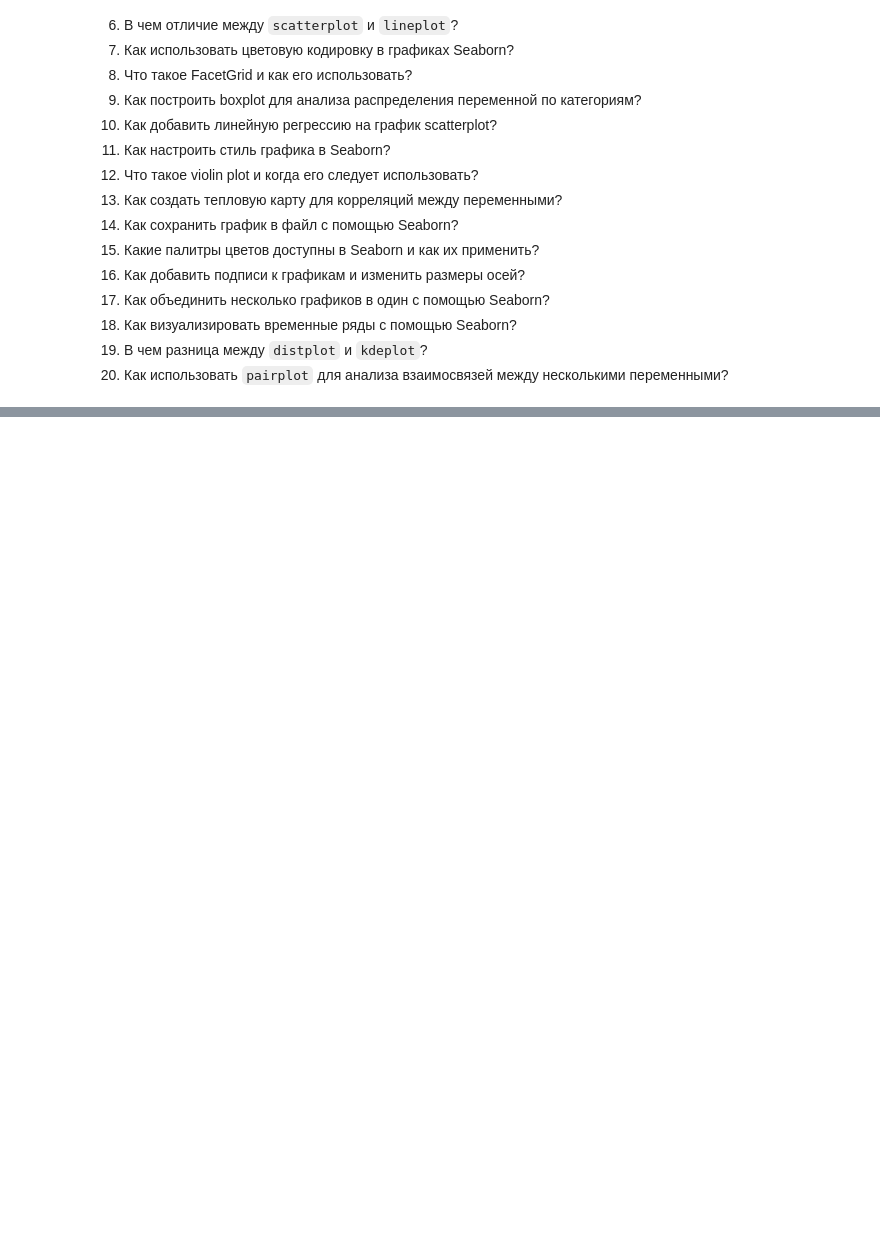
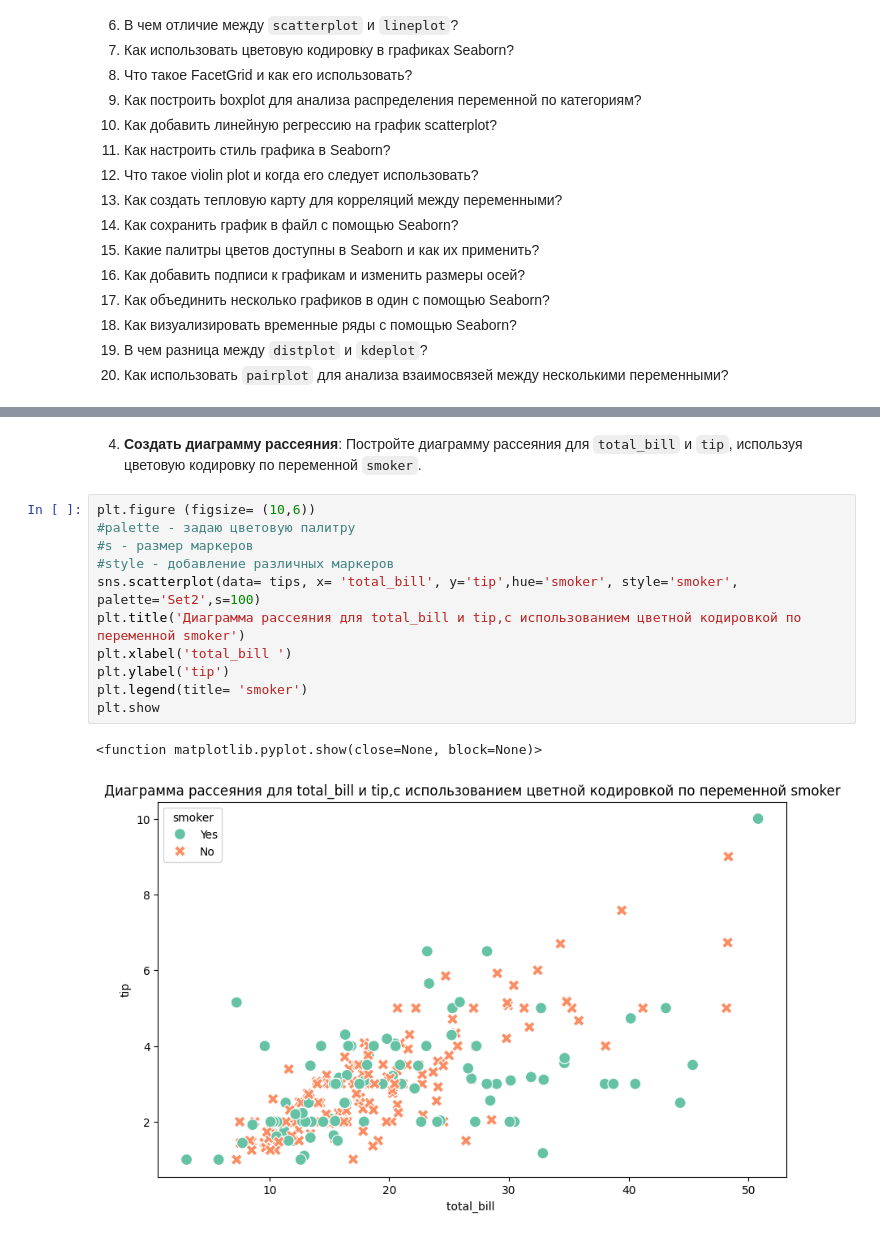
Before and after one commit to Daarlens/ProBook, a Jupyter notebook: Библиотека_Seaborn.ipynb, the cells around one changed output, grey strips where cells are left out. Cells and saved outputs as stored; diff of their text form; blank space fills up the shorter version.

```diff
--- a/Библиотека_Seaborn.ipynb
+++ b/Библиотека_Seaborn.ipynb
@@ -718,0 +673,16 @@ plt.show()
+# %% [markdown]
+4. **Создать диаграмму рассеяния**: Постройте диаграмму рассеяния для `total_bill` и `tip`, используя цветовую кодировку по переменной `smoker`.
+# %%
+plt.figure (figsize= (10,6))
+#palette - задаю цветовую палитру
+#s - размер маркеров
+#style - добавление различных маркеров
+sns.scatterplot(data= tips, x= 'total_bill', y='tip',hue='smoker', style='smoker', palette='Set2',s=100)
+plt.title('Диаграмма рассеяния для total_bill и tip,с использованием цветной кодировкой по переменной smoker')
+plt.xlabel('total_bill ')
+plt.ylabel('tip')
+plt.legend(title= 'smoker')
+plt.show
+# %% [output]
+<function matplotlib.pyplot.show(close=None, block=None)>
+[figure, added]
```
Also changed, not shown: parts of 35 cells of this notebook.
